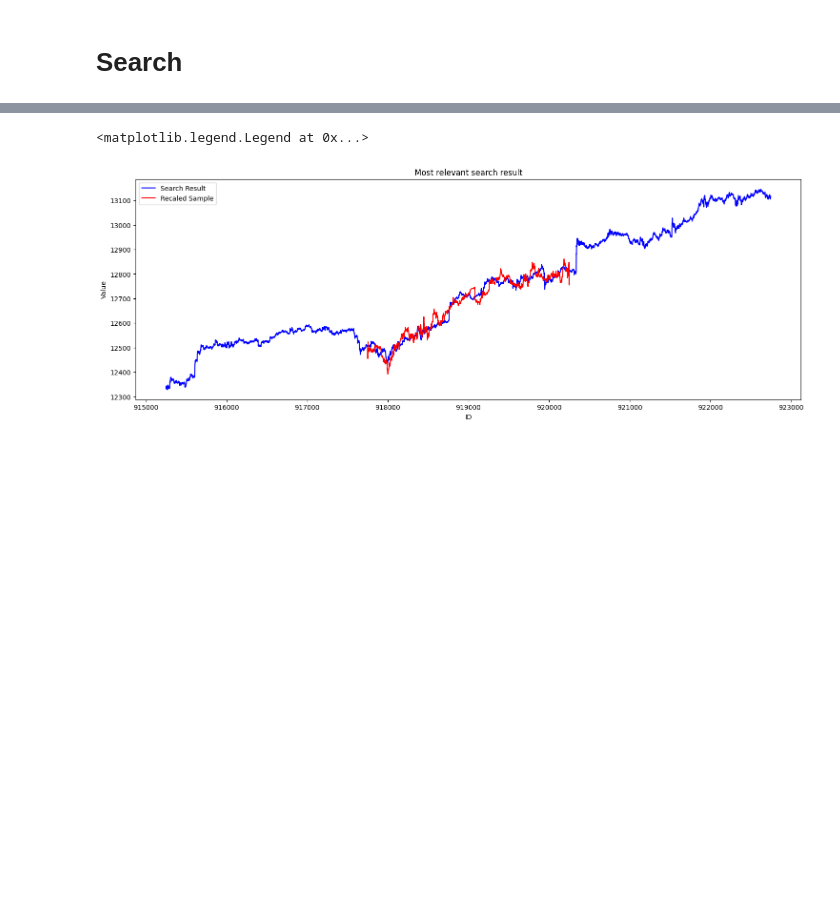
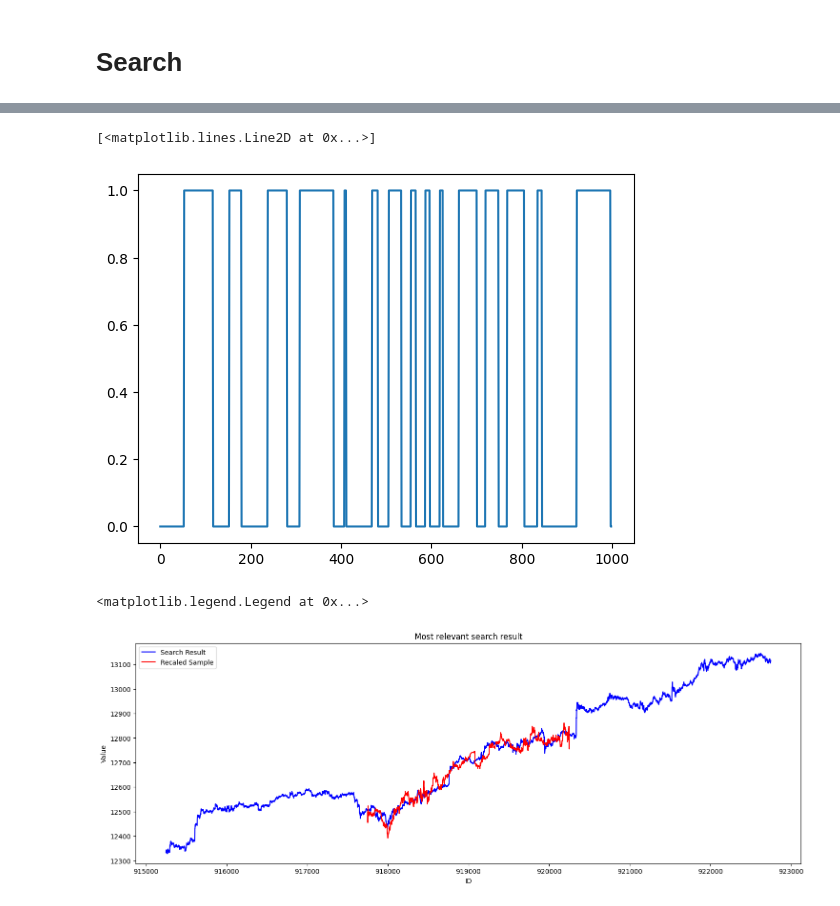
Before and after one commit to AI-General/Data_Analysis, a Jupyter notebook: mainNotebook.ipynb, the cells around one changed output, grey strips where cells are left out. Saved outputs shown, nothing was run; the diff lists cells and outputs as text; code cells hidden in the pictures; blank space fills up the shorter version.

```diff
--- a/mainNotebook.ipynb
+++ b/mainNotebook.ipynb
@@ -113,3 +201,8 @@ sample_value_scaled = list(resampled_reflected_signal[1000:2000])
+# %%
+plt.plot(smoothed_data[1:]-smoothed_data[:-1] >= 0)
+# %% [output]
+[<matplotlib.lines.Line2D at 0x...>]
+[figure, added]
 # %%
 collection = chroma_client.get_collection(name="my_collection_scaled")
 # %%
```
Also changed, not shown: parts of 11 cells of this notebook, 15 other files.
